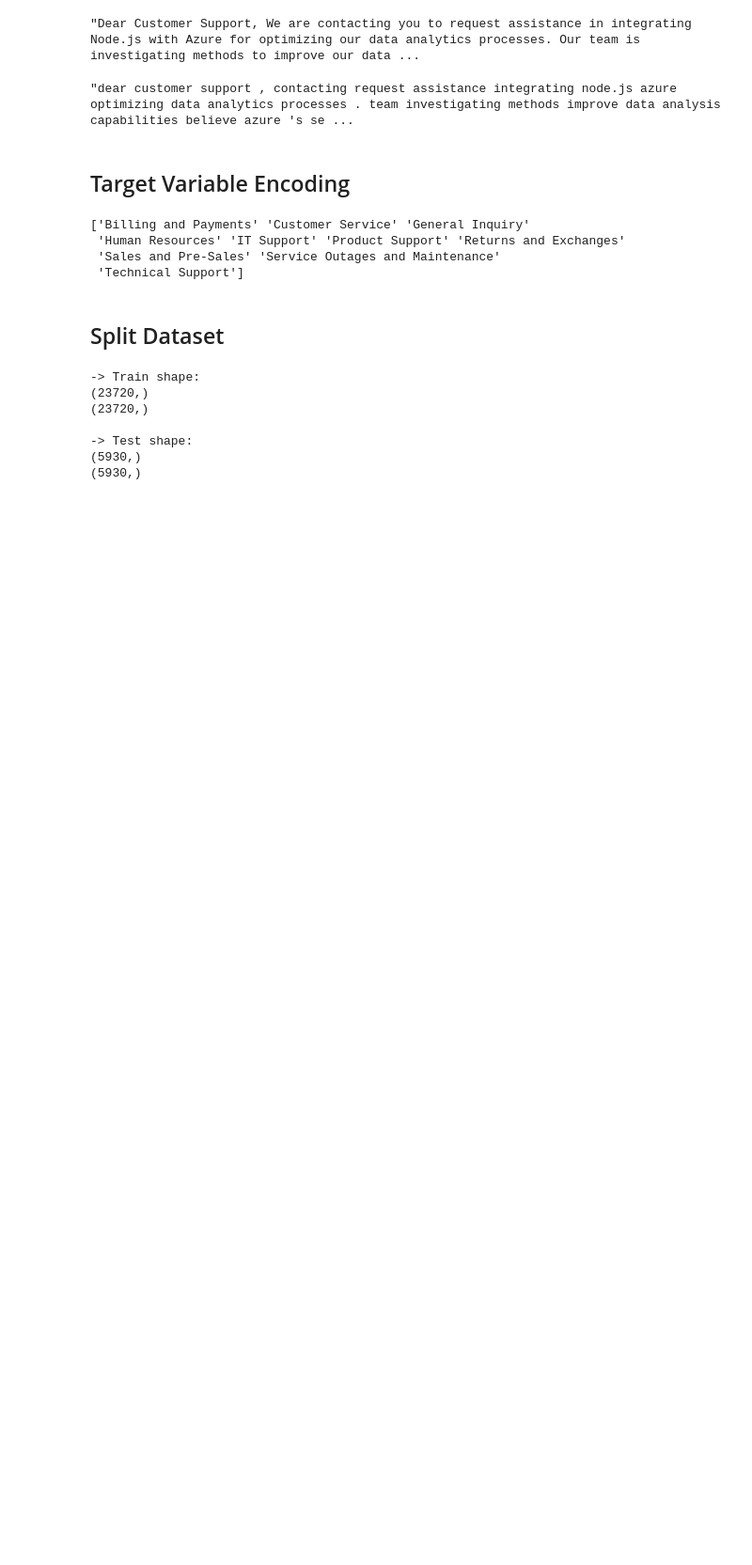
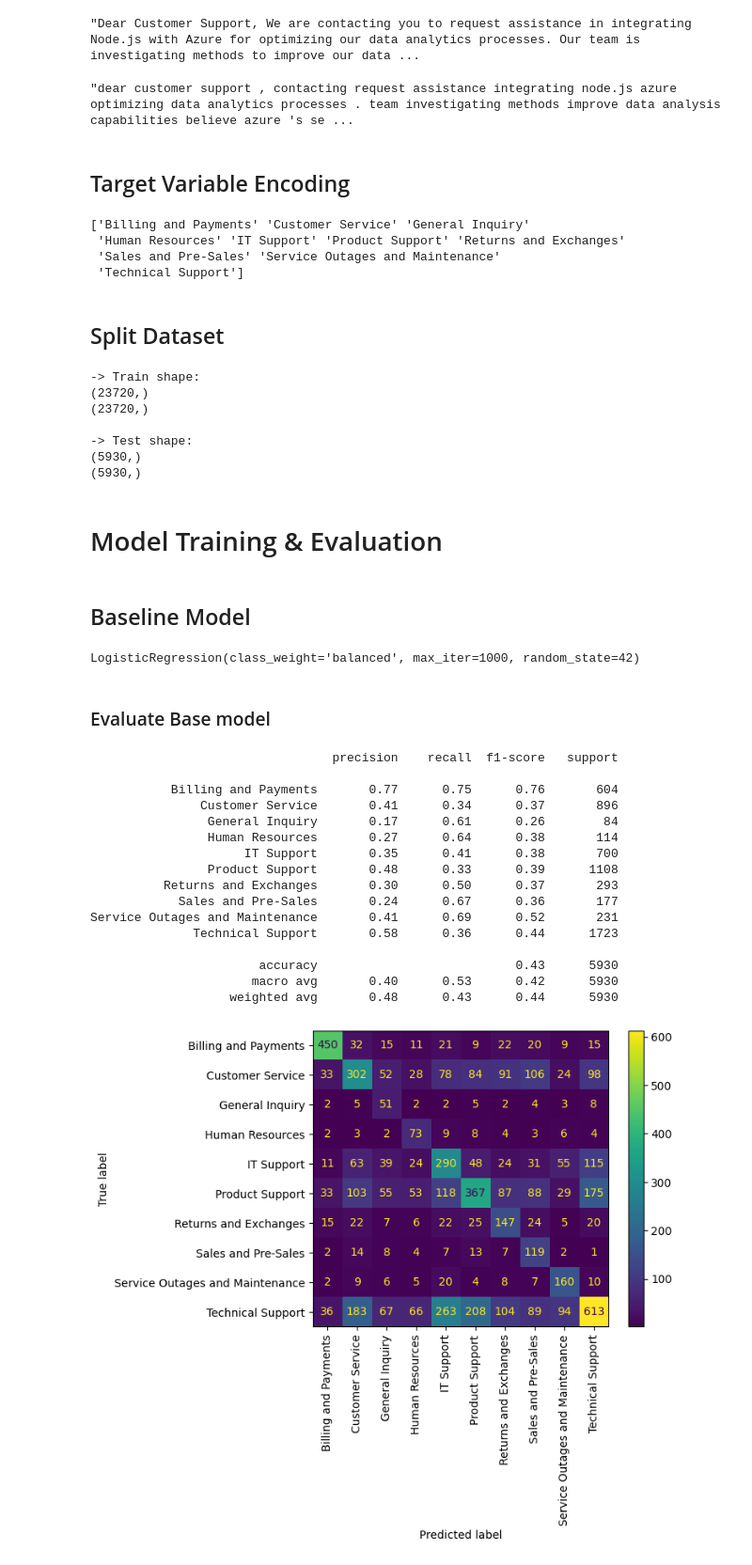
Before and after one commit to janoantelo7/IT-ticket-classifier, a Jupyter notebook: notebooks/it-ticket-classifier.ipynb, the cells around one changed output. Shown at 94% size. Cells and saved outputs as stored; diff of their text form; code cells hidden in the pictures; blank space fills up the shorter version.

Commit message:
feat: implement baseline model training and evaluation section in notebook

```diff
--- a/notebooks/it-ticket-classifier.ipynb
+++ b/notebooks/it-ticket-classifier.ipynb
@@ -359,3 +358,50 @@ print(y_test.shape)
 -> Test shape:
 (5930,)
 (5930,)
+# %% [markdown]
+# Model Training & Evaluation
+# %% [markdown]
+## Baseline Model
+# %%
+from sklearn.feature_extraction.text import TfidfVectorizer
+from sklearn.linear_model import LogisticRegression
+
+tfidf = TfidfVectorizer(max_features=5000)
+
+X_train_tfidf = tfidf.fit_transform(X_train)
+X_test_tfidf = tfidf.transform(X_test)
+
+base_model = LogisticRegression(max_iter=1000, random_state=42, class_weight="balanced")
+
+base_model.fit(X_train_tfidf, y_train)
+# %% [output]
+LogisticRegression(class_weight='balanced', max_iter=1000, random_state=42)
+# %% [markdown]
+### Evaluate Base model
+# %%
+from sklearn.metrics import classification_report, confusion_matrix, ConfusionMatrixDisplay
+
+y_pred = base_model.predict(X_test_tfidf)
+
+print(classification_report(y_test,y_pred, target_names=le.classes_))
+
+disp = ConfusionMatrixDisplay.from_predictions(y_test,y_pred,display_labels=le.classes_, xticks_rotation='vertical')
+plt.show()
+# %% [output]
+                                 precision    recall  f1-score   support
+
+           Billing and Payments       0.77      0.75      0.76       604
+               Customer Service       0.41      0.34      0.37       896
+                General Inquiry       0.17      0.61      0.26        84
+                Human Resources       0.27      0.64      0.38       114
+                     IT Support       0.35      0.41      0.38       700
+                Product Support       0.48      0.33      0.39      1108
+          Returns and Exchanges       0.30      0.50      0.37       293
+            Sales and Pre-Sales       0.24      0.67      0.36       177
+Service Outages and Maintenance       0.41      0.69      0.52       231
+              Technical Support       0.58      0.36      0.44      1723
+
+                       accuracy                           0.43      5930
+                      macro avg       0.40      0.53      0.42      5930
+                   weighted avg       0.48      0.43      0.44      5930
+[figure, added]
```
Also changed, not shown: parts of 1 cell of this notebook.
